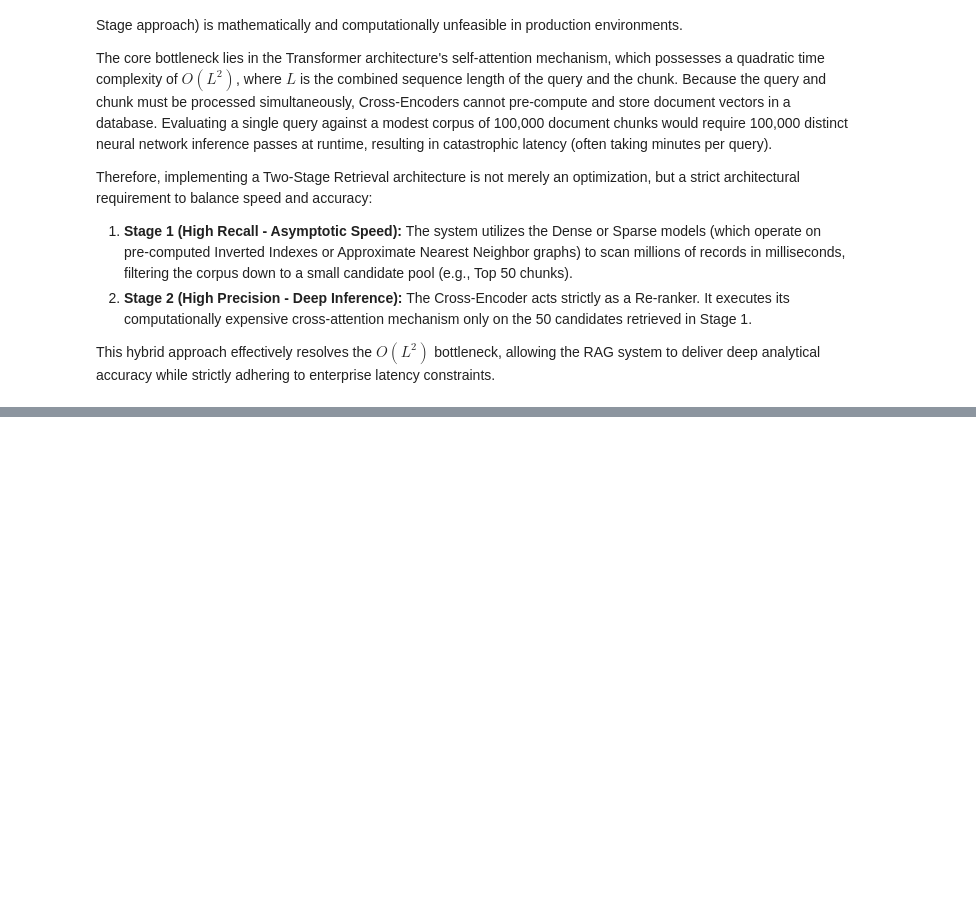
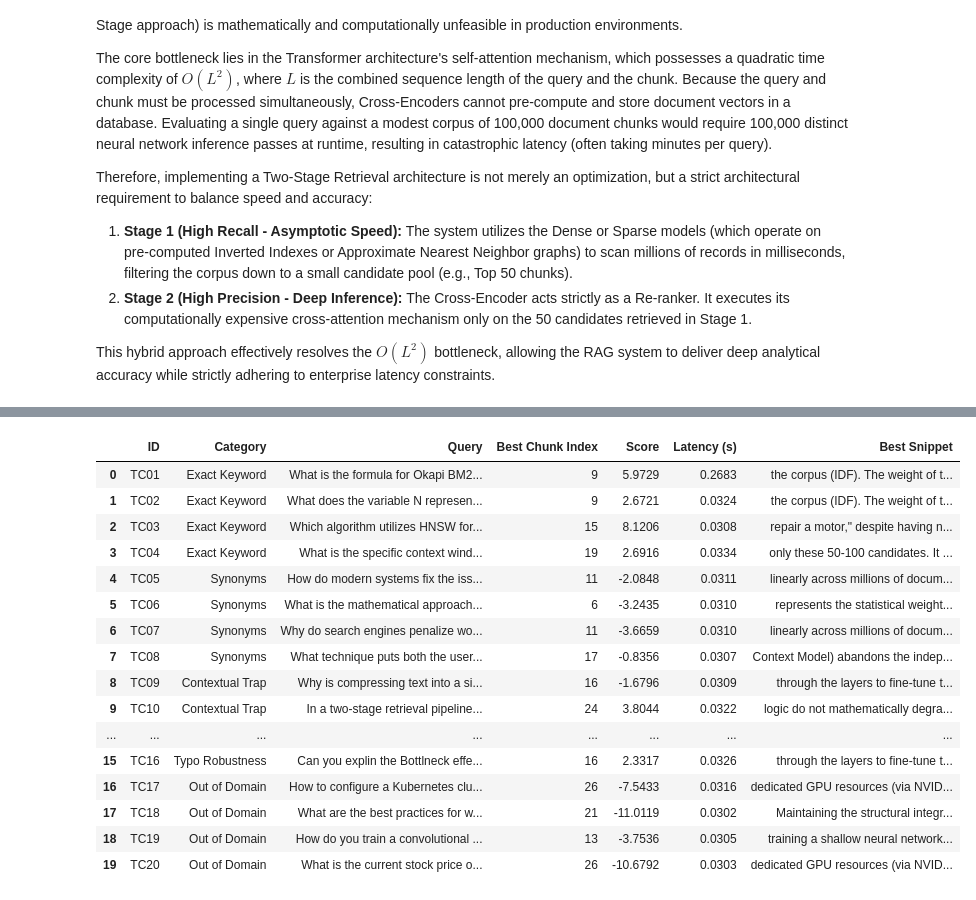
Before and after one commit to thanhnhat31/finalproject.mlops.group9.msa29hcm, a Jupyter notebook: nlp/MSA29HCM_NLP_Final_Project_Vector_Space_Model_Group_3.ipynb, the cells around one changed output, grey strips where cells are left out. Cells and saved outputs as stored; diff of their text form; code cells hidden in the pictures; blank space fills up the shorter version.

```diff
--- a/nlp/MSA29HCM_NLP_Final_Project_Vector_Space_Model_Group_3.ipynb
+++ b/nlp/MSA29HCM_NLP_Final_Project_Vector_Space_Model_Group_3.ipynb
@@ -207,0 +99,10 @@ def run_evaluation(test_cases: List[Dict], engine: SearchEngineModels):
+# %%
+data_path = 'data/NLP_Architecture-of-meaning.pdf'
+raw_text = ''
+
+try:
+    print("Reading PDF file...")
+    raw_text = data_ingest.extract_text_from_pdf(data_path)
+    print(f"-> Extraction successful. Text length: {len(raw_text)} characters ({len(raw_text.split())} words).")
+except Exception as e:
+    print(f"An error occurred: {e}")
@@ -207,0 +143,7 @@ def run_evaluation(test_cases: List[Dict], engine: SearchEngineModels):
+# %%
+eval_df_path = 'data/eval_dataset.json'
+
+# Load the verified evaluation dataset
+with open(eval_df_path, "r", encoding="utf-8") as f:
+    eval_dataset = json.load(f)
+print(f"Loaded {len(eval_dataset)} test cases successfully!")
@@ -207,0 +505,40 @@ def run_evaluation(test_cases: List[Dict], engine: SearchEngineModels):
+# %%
+import pandas as pd
+from IPython.display import display
+
+# Khởi tạo mô hình ở chế độ bảo vệ (tránh nạp lại)
+if 'ce_model' not in locals():
+    ce_model = initialize_cross_encoder("cross-encoder/ms-marco-MiniLM-L-6-v2")
+
+test_results = []
+
+for q in eval_dataset:
+    try:
+        # Chạy Single-Stage Cross-Encoder
+        top_results, duration = single_stage_cross_encoder_retrieval(
+            query=q['query'],
+            chunks=chunks,
+            model=ce_model,
+            top_k=3
+        )
+
+        # Lưu kết quả Top-1 để so sánh nhanh
+        if top_results:
+            best = top_results[0]
+            test_results.append({
+                "ID": q['id'],
+                "Category": q['category'],
+                "Query": q['query'],
+                "Best Chunk Index": best['chunk_index'],
+                "Score": round(best['score'], 4),
+                "Latency (s)": round(duration, 4),
+                "Best Snippet": best['chunk_text'][:120] + "..."
+            })
+
+    except Exception as e:
+        print(f"Error executing {q['id']}: {e}")
+
+# Chuyển đổi sang DataFrame để hiển thị đẹp mắt trong Jupyter
+df_results = pd.DataFrame(test_results)
+display(df_results)
+# %% [output]
@@ -207,0 +565,17 @@ def run_evaluation(test_cases: List[Dict], engine: SearchEngineModels):
+|  | ID | Category | Query | Best Chunk Index | Score | Latency (s) | Best Snippet |
+| 0 | TC01 | Exact Keyword | What is the formula for Okapi BM2... | 9 | 5.9729 | 0.2683 | the corpus (IDF). The weight of t... |
+| 1 | TC02 | Exact Keyword | What does the variable N represen... | 9 | 2.6721 | 0.0324 | the corpus (IDF). The weight of t... |
+| 2 | TC03 | Exact Keyword | Which algorithm utilizes HNSW for... | 15 | 8.1206 | 0.0308 | repair a motor," despite having n... |
+| 3 | TC04 | Exact Keyword | What is the specific context wind... | 19 | 2.6916 | 0.0334 | only these 50-100 candidates. It ... |
+| 4 | TC05 | Synonyms | How do modern systems fix the iss... | 11 | -2.0848 | 0.0311 | linearly across millions of docum... |
+| 5 | TC06 | Synonyms | What is the mathematical approach... | 6 | -3.2435 | 0.0310 | represents the statistical weight... |
+| 6 | TC07 | Synonyms | Why do search engines penalize wo... | 11 | -3.6659 | 0.0310 | linearly across millions of docum... |
+| 7 | TC08 | Synonyms | What technique puts both the user... | 17 | -0.8356 | 0.0307 | Context Model) abandons the indep... |
+| 8 | TC09 | Contextual Trap | Why is compressing text into a si... | 16 | -1.6796 | 0.0309 | through the layers to fine-tune t... |
+| 9 | TC10 | Contextual Trap | In a two-stage retrieval pipeline... | 24 | 3.8044 | 0.0322 | logic do not mathematically degra... |
+| ... | ... | ... | ... | ... | ... | ... | ... |
+| 15 | TC16 | Typo Robustness | Can you explin the Bottlneck effe... | 16 | 2.3317 | 0.0326 | through the layers to fine-tune t... |
+| 16 | TC17 | Out of Domain | How to configure a Kubernetes clu... | 26 | -7.5433 | 0.0316 | dedicated GPU resources (via NVID... |
+| 17 | TC18 | Out of Domain | What are the best practices for w... | 21 | -11.0119 | 0.0302 | Maintaining the structural integr... |
+| 18 | TC19 | Out of Domain | How do you train a convolutional ... | 13 | -3.7536 | 0.0305 | training a shallow neural network... |
+| 19 | TC20 | Out of Domain | What is the current stock price o... | 26 | -10.6792 | 0.0303 | dedicated GPU resources (via NVID... |
```
Also changed, not shown: parts of 32 cells of this notebook, 2 other files.
